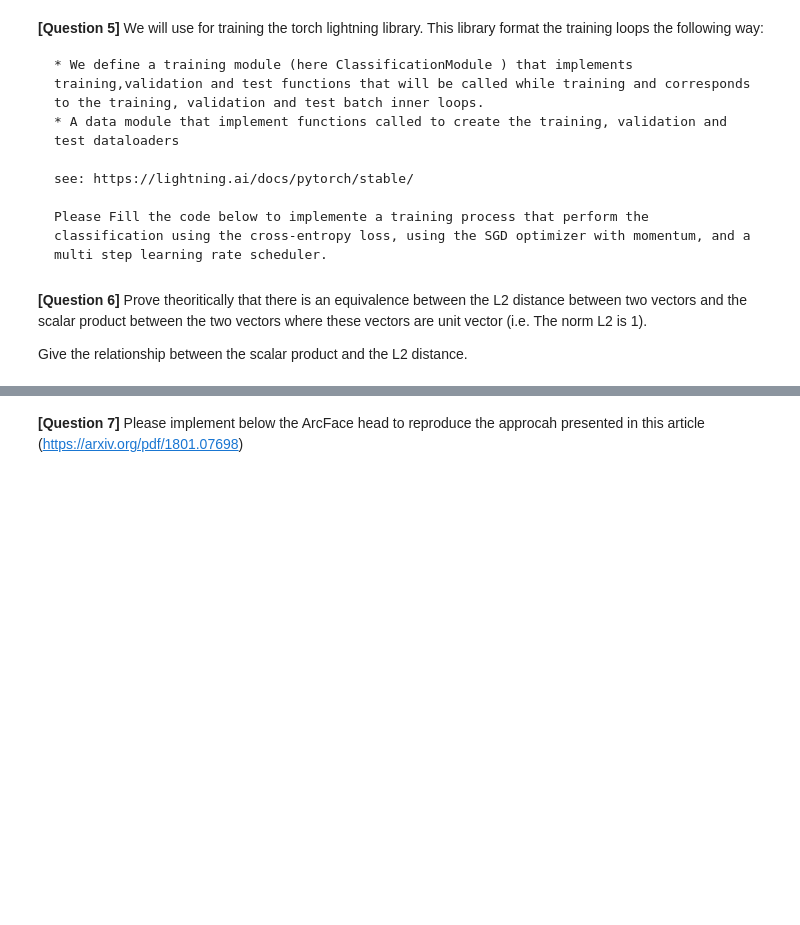
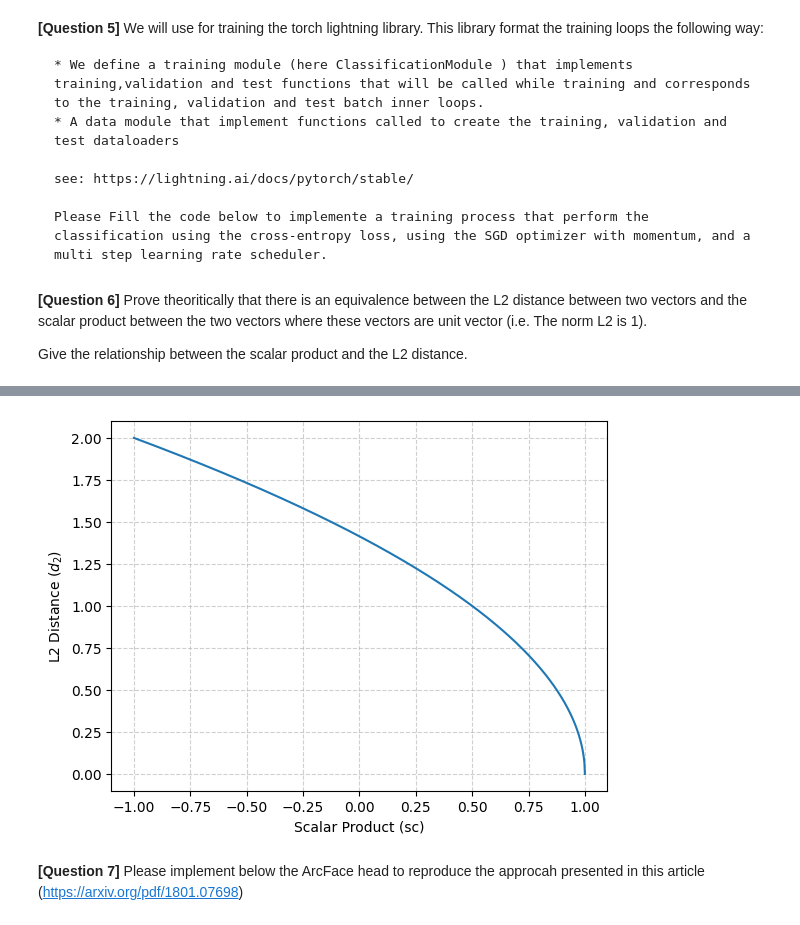
Before and after one commit to Carda01/fairness_ai, a Jupyter notebook: practical_fairness_in_ai_local_part1_Alfio_Cardillo.ipynb, the cells around one changed output, grey strips where cells are left out. Saved outputs shown, nothing was run; the diff lists cells and outputs as text; code cells hidden in the pictures; blank space fills up the shorter version.

```diff
--- a/practical_fairness_in_ai_local_part1_Alfio_Cardillo.ipynb
+++ b/practical_fairness_in_ai_local_part1_Alfio_Cardillo.ipynb
@@ -888,3 +915,14 @@ Give the relationship between the scalar product and the L2 distance.
+# %%
+sc = np.linspace(-1, 1, 1000)
+d2 = np.sqrt(2 * (1 - sc))
+
+plt.plot(sc, d2)
+plt.xlabel("Scalar Product (sc)")
+plt.ylabel("L2 Distance ($d_2$)")
+plt.grid(True, linestyle='--', alpha=0.6)
+plt.show()
+# %% [output]
+[figure, added]
 # %% [markdown]
 **[Question 7]** Please implement below the ArcFace head to reproduce the approcah presented in this article (https://arxiv.org/pdf/1801.07698)
 # %%
```
Also changed, not shown: parts of 3 cells of this notebook.
